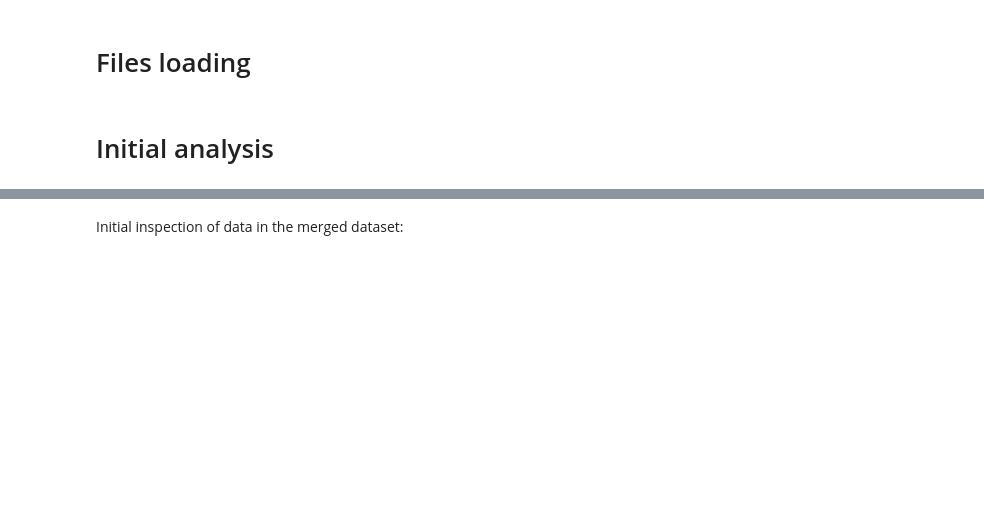
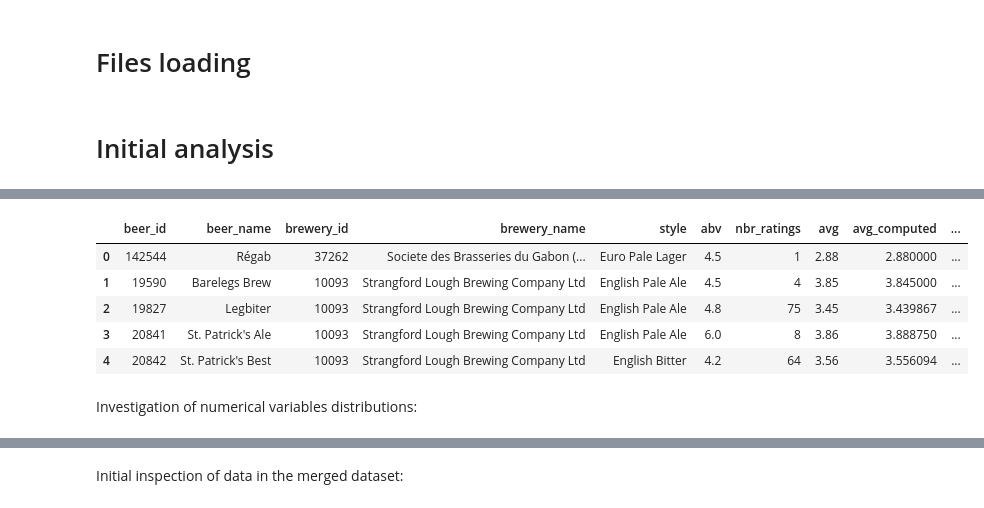
Before and after one commit to epfl-ada/ada-2024-project-mediterranean, a Jupyter notebook: beers_analysis.ipynb, the cells around one changed output, grey strips where cells are left out. Cells and saved outputs as stored; diff of their text form; code cells hidden in the pictures; blank space fills up the shorter version.

```diff
--- a/beers_analysis.ipynb
+++ b/beers_analysis.ipynb
@@ -23,0 +103,11 @@ beers = pd.read_csv("data/Processed/Matched/beers_processed_matched.csv", sep=",
+# %%
+beers_adv_col_filt.head(5)
+# %% [output]
+|  | beer_id | beer_name | brewery_id | brewery_name | style | abv | nbr_ratings | avg | avg_computed | ... |
+| 0 | 142544 | Régab | 37262 | Societe des Brasseries du Gabon (... | Euro Pale Lager | 4.5 | 1 | 2.88 | 2.880000 | ... |
+| 1 | 19590 | Barelegs Brew | 10093 | Strangford Lough Brewing Company Ltd | English Pale Ale | 4.5 | 4 | 3.85 | 3.845000 | ... |
+| 2 | 19827 | Legbiter | 10093 | Strangford Lough Brewing Company Ltd | English Pale Ale | 4.8 | 75 | 3.45 | 3.439867 | ... |
+| 3 | 20841 | St. Patrick's Ale | 10093 | Strangford Lough Brewing Company Ltd | English Pale Ale | 6.0 | 8 | 3.86 | 3.888750 | ... |
+| 4 | 20842 | St. Patrick's Best | 10093 | Strangford Lough Brewing Company Ltd | English Bitter | 4.2 | 64 | 3.56 | 3.556094 | ... |
+# %% [markdown]
+Investigation of numerical variables distributions:
```
Also changed, not shown: parts of 24 cells of this notebook.
